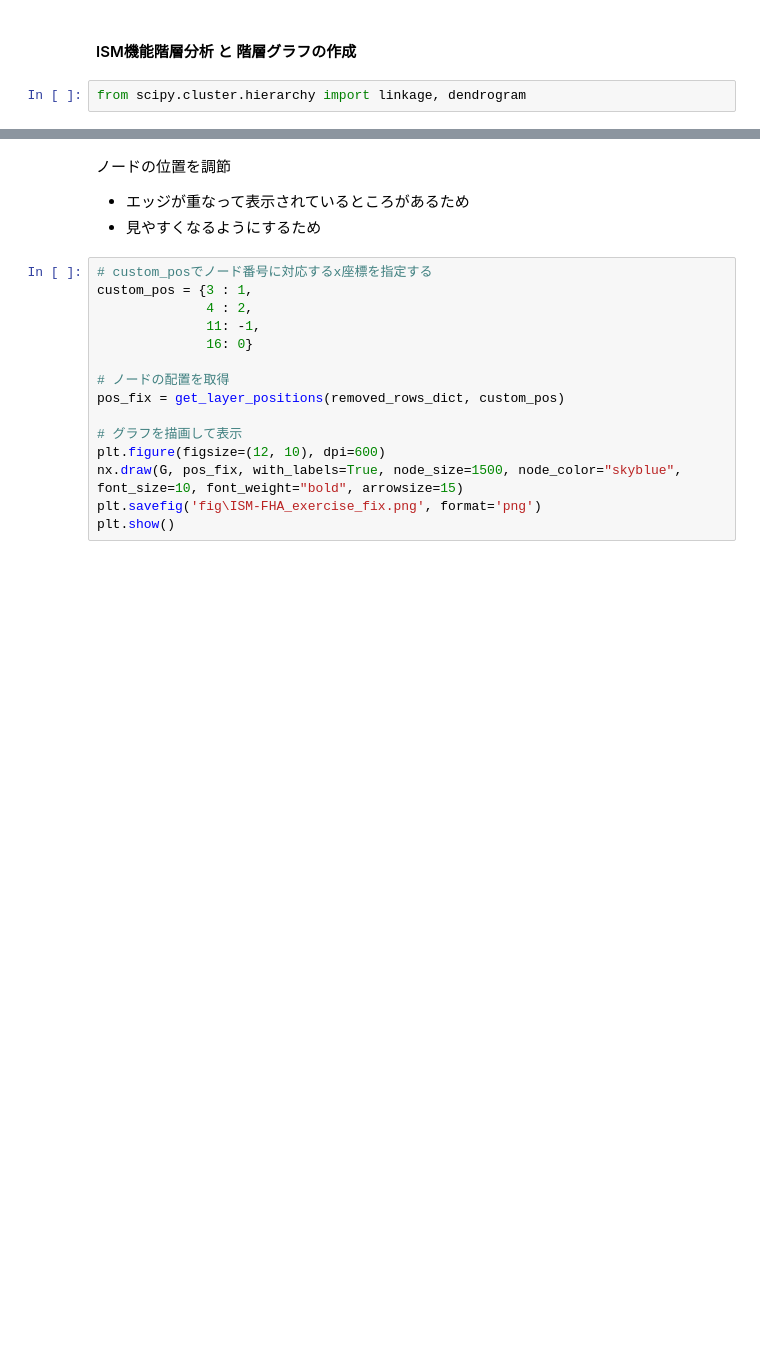
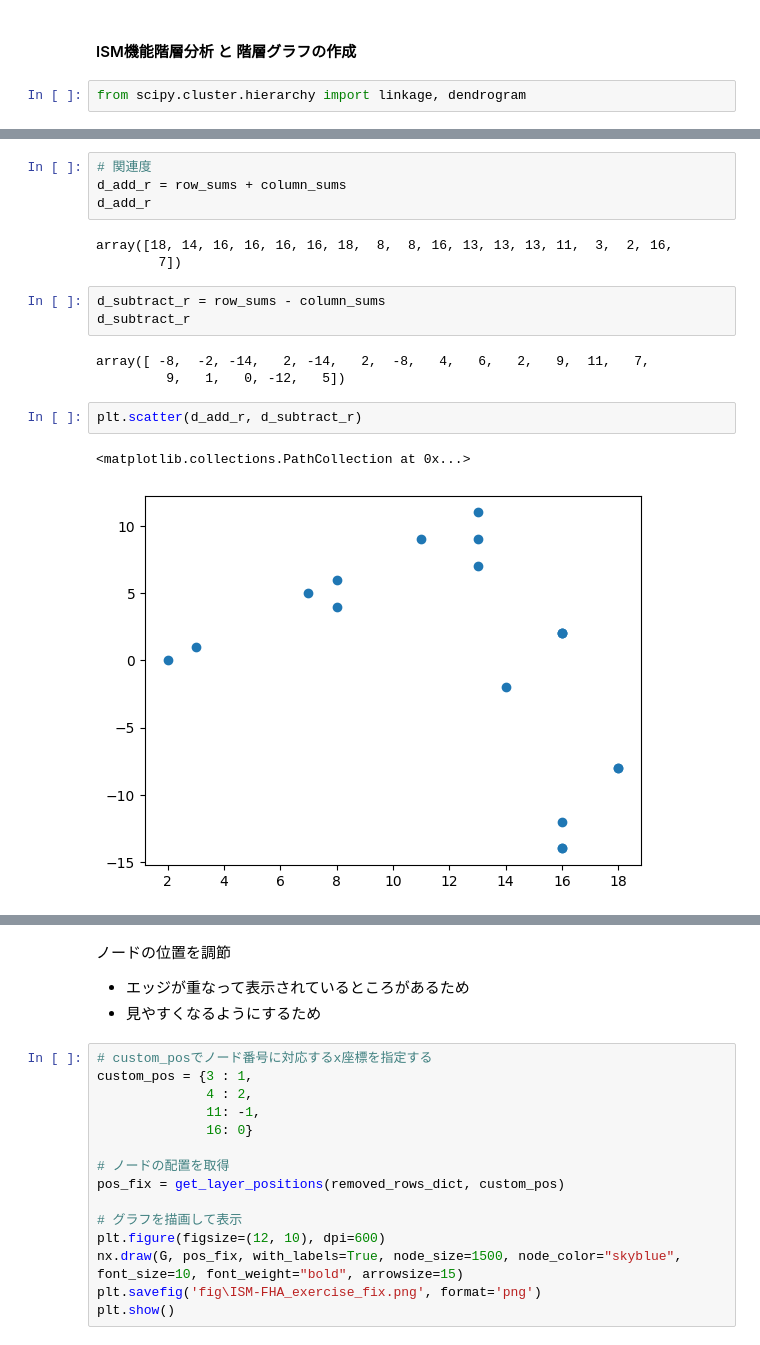
Before and after one commit to MiMiTab-Y/ISM, a Jupyter notebook: ISM-FHA_test.ipynb, the cells around one changed output, grey strips where cells are left out. Saved outputs shown, nothing was run; the diff lists cells and outputs as text; blank space fills up the shorter version.

```diff
--- a/ISM-FHA_test.ipynb
+++ b/ISM-FHA_test.ipynb
@@ -143,0 +243,18 @@ linked = linkage(data, 'ward')
+# %%
+# 関連度
+d_add_r = row_sums + column_sums
+d_add_r
+# %% [output]
+array([18, 14, 16, 16, 16, 16, 18,  8,  8, 16, 13, 13, 13, 11,  3,  2, 16,
+        7])
+# %%
+d_subtract_r = row_sums - column_sums
+d_subtract_r
+# %% [output]
+array([ -8,  -2, -14,   2, -14,   2,  -8,   4,   6,   2,   9,  11,   7,
+         9,   1,   0, -12,   5])
+# %%
+plt.scatter(d_add_r, d_subtract_r)
+# %% [output]
+<matplotlib.collections.PathCollection at 0x...>
+[figure, added]
```
Also changed, not shown: parts of 11 cells of this notebook, 2 other files.
